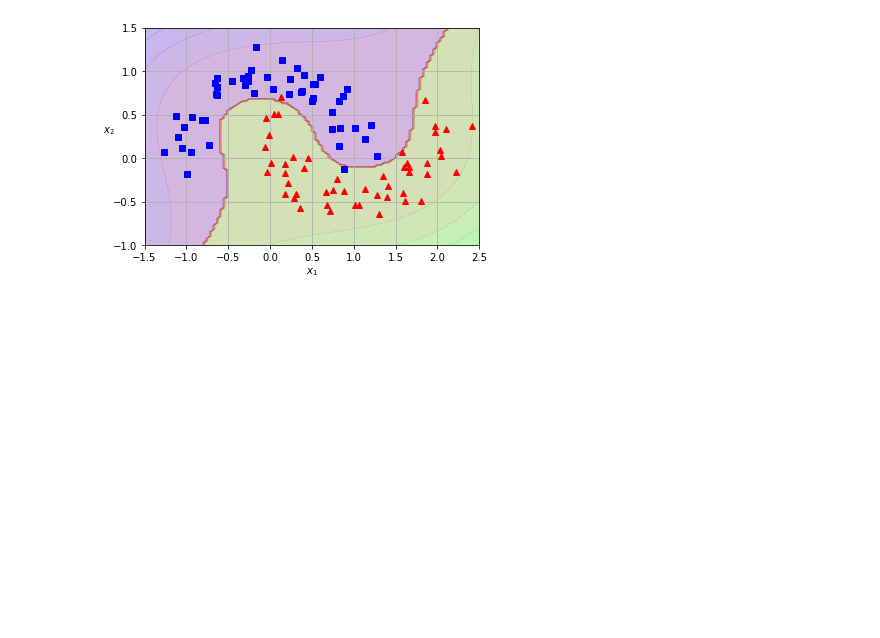
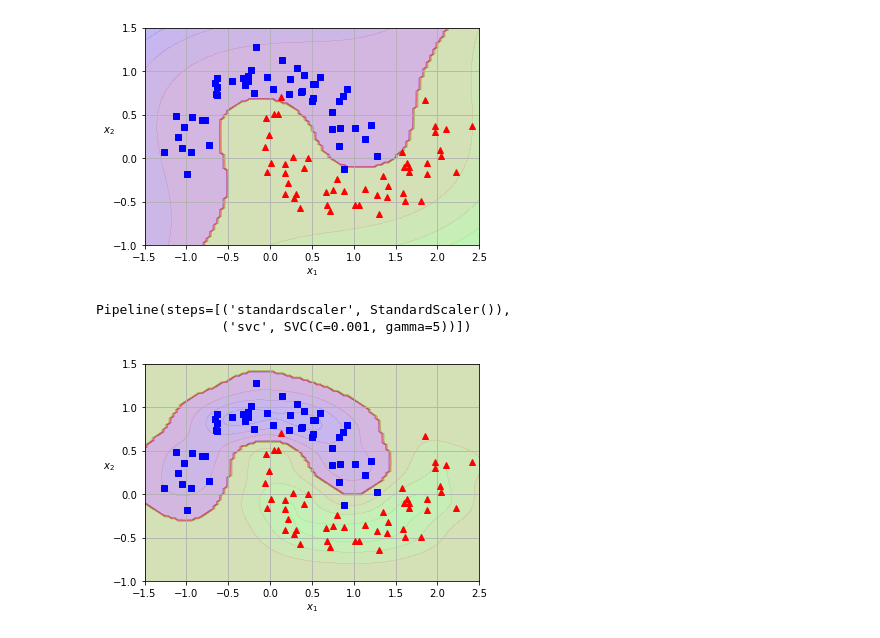
Before and after one commit to tcarr032/Support-Vector-Machine, a Jupyter notebook: SVM.ipynb, the cells around one changed output. Drawn from its saved outputs; the diff is of its cells as text; code cells hidden in the pictures; blank space fills up the shorter version.

```diff
--- a/SVM.ipynb
+++ b/SVM.ipynb
@@ -83,3 +83,20 @@ plot_predictions(poly_kernal_svc_clf, axes)
 plot_dataset(X,y,axes)
 # %% [output]
 [figure]
+# %%
+# With Gaussian RBF Kernal
+
+rbf_kernal_svm_clf = make_pipeline(
+    StandardScaler(),
+    SVC(kernel="rbf", gamma=5, C=0.001)
+)
+
+rbf_kernal_svm_clf.fit(X,y)
+# %% [output]
+Pipeline(steps=[('standardscaler', StandardScaler()),
+                ('svc', SVC(C=0.001, gamma=5))])
+# %%
+plot_dataset(X, y, axes)
+plot_predictions(rbf_kernal_svm_clf, axes)
+# %% [output]
+[figure, added]
```
